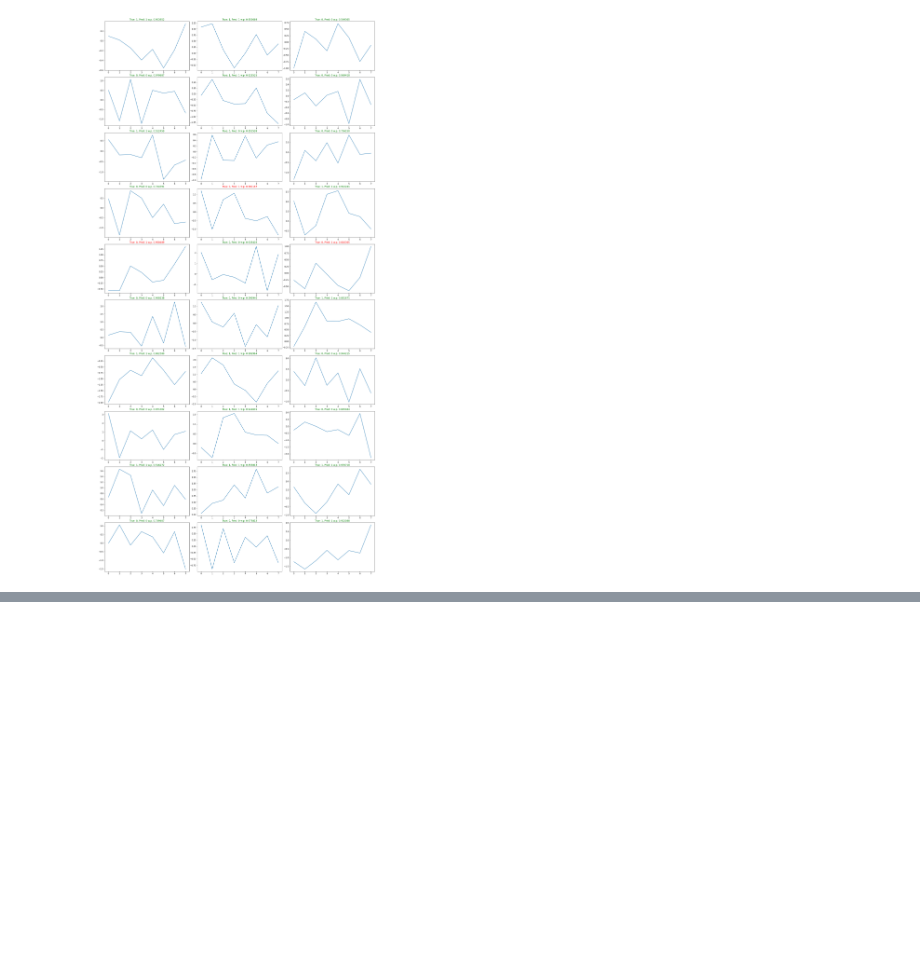
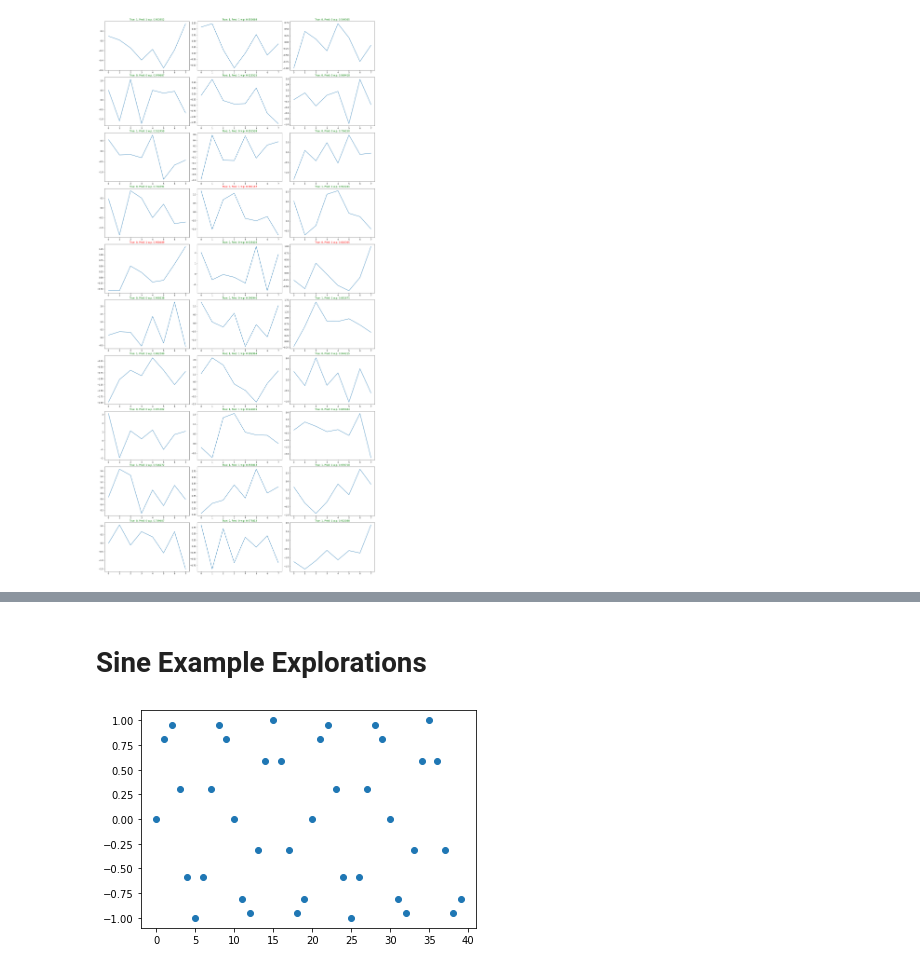
Before and after one commit to galenvincent/seq-GOF, a Jupyter notebook: testing.ipynb, the cells around one changed output, grey strips where cells are left out. Saved outputs shown, nothing was run; the diff lists cells and outputs as text; code cells hidden in the pictures; blank space fills up the shorter version.

```diff
--- a/testing.ipynb
+++ b/testing.ipynb
@@ -526,0 +606,2 @@ def ar_generate(alpha, sigma, n, starters):
+# %% [markdown]
+# Sine Example Explorations
@@ -526,0 +611,17 @@ def ar_generate(alpha, sigma, n, starters):
+# %%
+class SineWave:
+    def __init__(self, n, eta, theta, sigma):
+        self.eta = eta
+        self.theta = theta
+        self.sigma = sigma
+        self.t = np.arange(n)
+        self.data = np.sin(2*np.pi*eta*self.t + theta) + np.random.normal(loc=0, scale=sigma, size = n)
+
+    def plot(self):
+        plt.scatter(self.t, self.data)
+# %%
+a = SineWave(40, 0.15, 0, 0)
+# %%
+a.plot()
+# %% [output]
+[figure, added]
```
Also changed, not shown: parts of 22 cells of this notebook, 1 other file.
